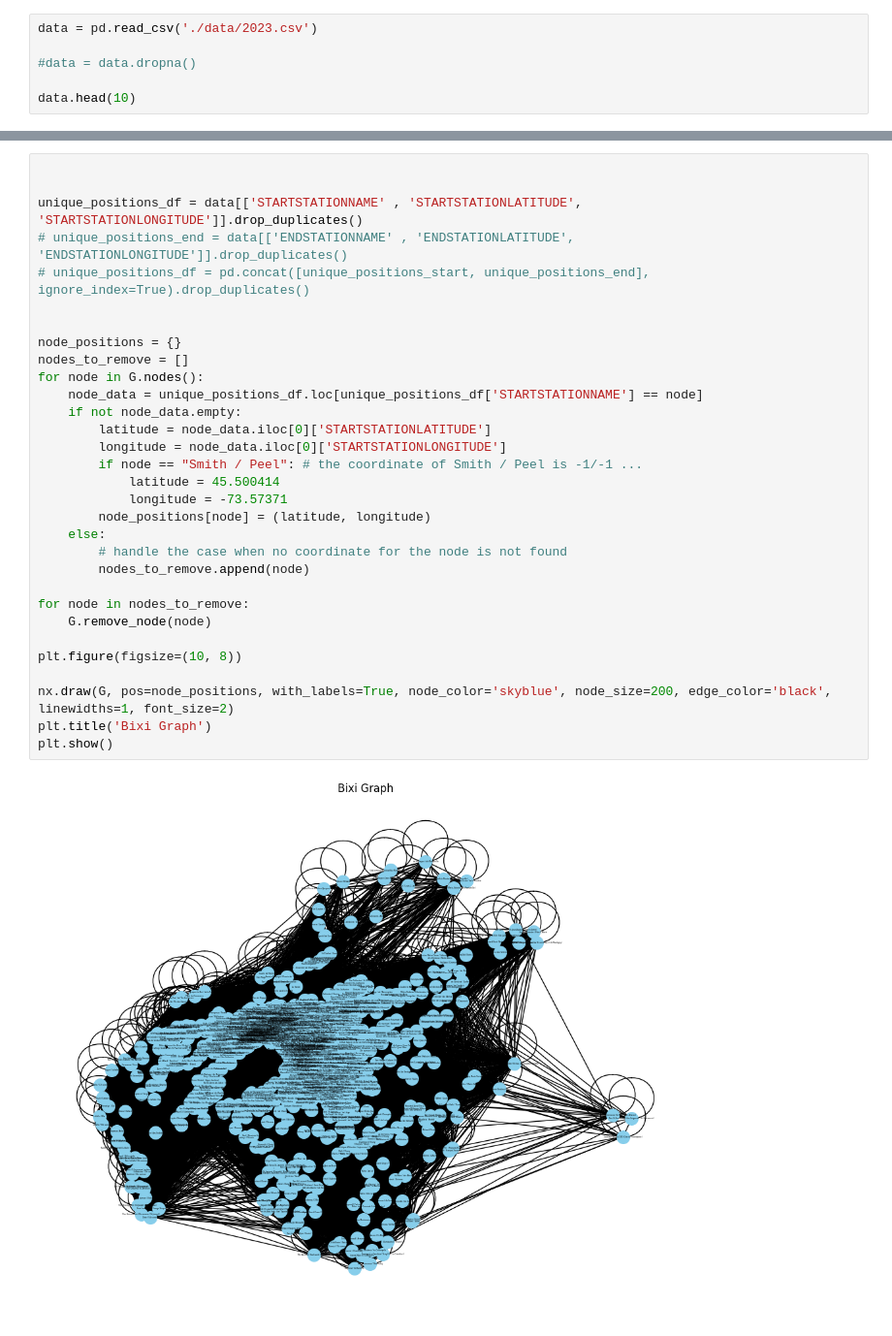
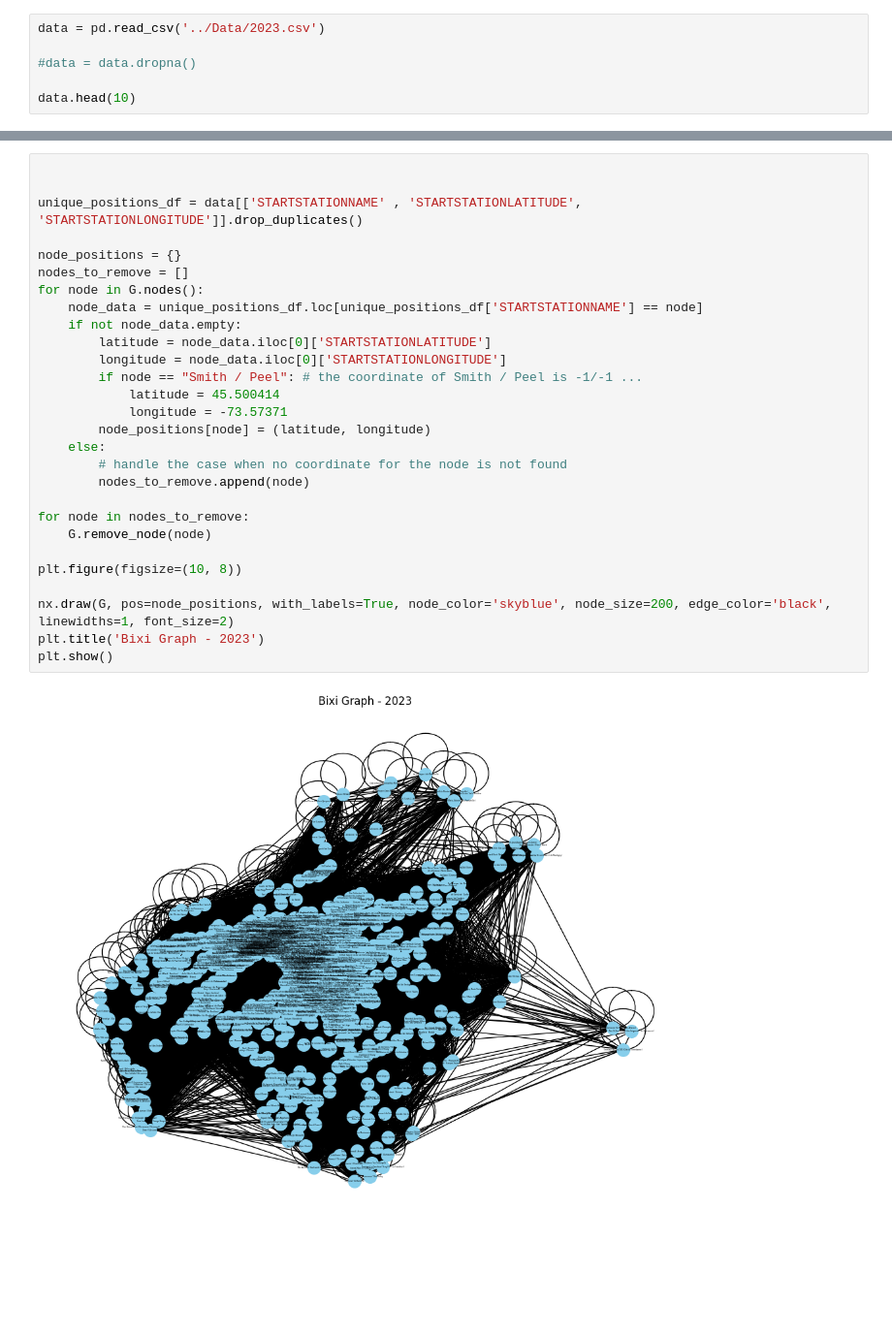
Before and after one commit to dubeyl/Bike_affluence_prediction, a Jupyter notebook: 03_analysis.ipynb, the cells around one changed output, grey strips where cells are left out. Shown at 97% size. Saved outputs shown, nothing was run; the diff lists cells and outputs as text; blank space fills up the shorter version.

```diff
--- a/03_analysis.ipynb
+++ b/03_analysis.ipynb
@@ -43,5 +42,5 @@ from matplotlib import pyplot as plt
 # %%
-data = pd.read_csv('./data/2023.csv')
+data = pd.read_csv('../Data/2023.csv')
 
 #data = data.dropna()
 
@@ -65,34 +64,31 @@ nx.write_graphml(G, "2023.graphml")
 # %%
 
 
 unique_positions_df = data[['STARTSTATIONNAME' , 'STARTSTATIONLATITUDE', 'STARTSTATIONLONGITUDE']].drop_duplicates()
-# unique_positions_end = data[['ENDSTATIONNAME' , 'ENDSTATIONLATITUDE', 'ENDSTATIONLONGITUDE']].drop_duplicates()
-# unique_positions_df = pd.concat([unique_positions_start, unique_positions_end], ignore_index=True).drop_duplicates()
-
 
 node_positions = {}
 nodes_to_remove = []
 for node in G.nodes():
     node_data = unique_positions_df.loc[unique_positions_df['STARTSTATIONNAME'] == node]
     if not node_data.empty:
         latitude = node_data.iloc[0]['STARTSTATIONLATITUDE']
         longitude = node_data.iloc[0]['STARTSTATIONLONGITUDE']
         if node == "Smith / Peel": # the coordinate of Smith / Peel is -1/-1 ...
             latitude = 45.500414
             longitude = -73.57371
         node_positions[node] = (latitude, longitude)
     else:
         # handle the case when no coordinate for the node is not found
         nodes_to_remove.append(node)
 
 for node in nodes_to_remove:
     G.remove_node(node)
 
 plt.figure(figsize=(10, 8))
 
 nx.draw(G, pos=node_positions, with_labels=True, node_color='skyblue', node_size=200, edge_color='black', linewidths=1, font_size=2)
-plt.title('Bixi Graph')
+plt.title('Bixi Graph - 2023')
 plt.show()
 # %% [output]
-[figure, old version]
+[figure, new version]
 # %%
```
Also changed, not shown: parts of 10 cells of this notebook, 10 other files.
